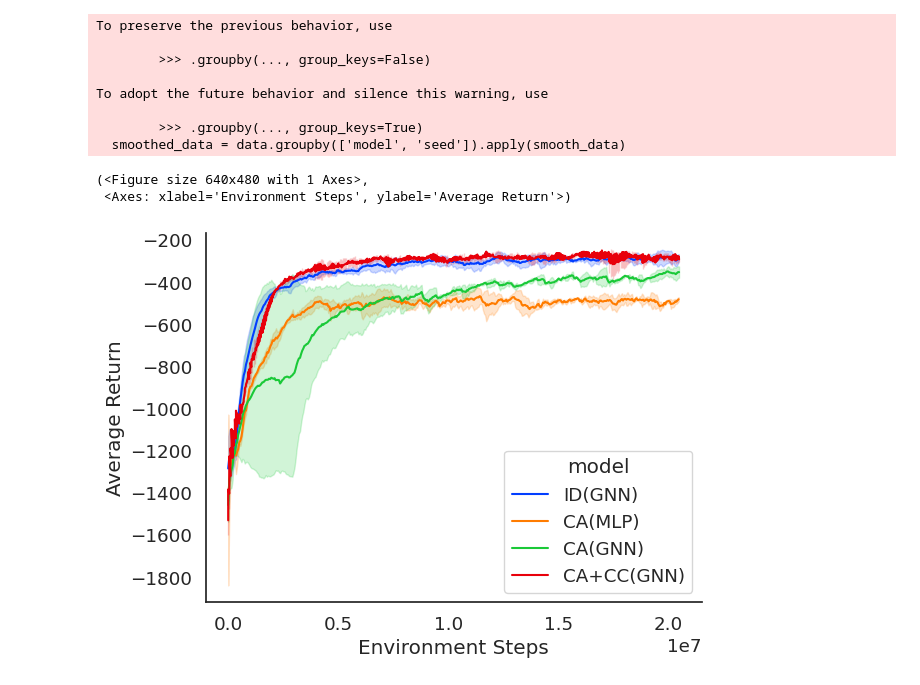
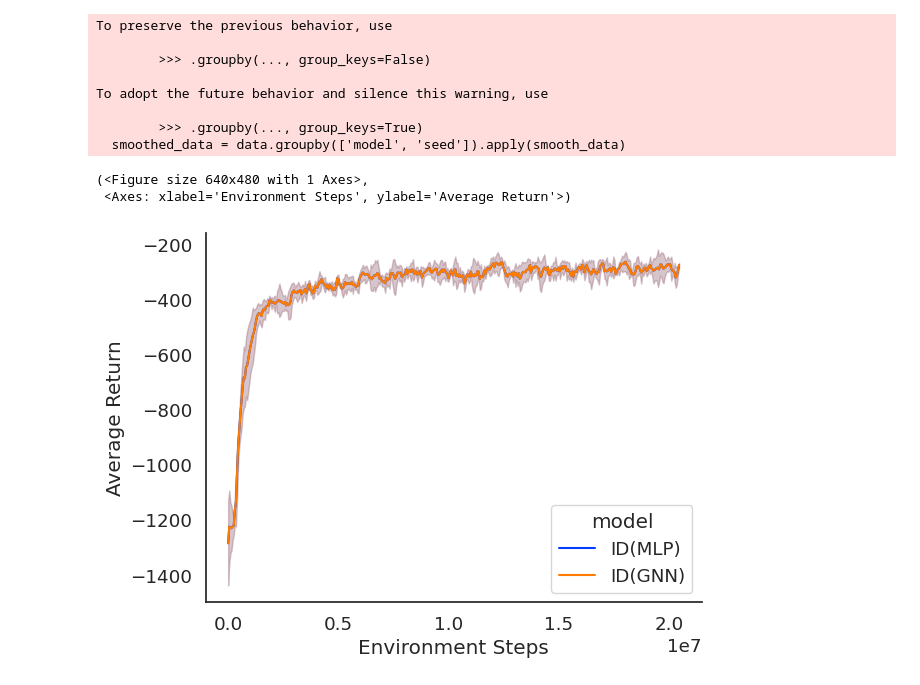
Before and after one commit to GT-STAR-Lab/cap-comm, a Jupyter notebook: eval/training_reporting.ipynb, the cells around one changed output. Cells and saved outputs as stored; diff of their text form; code cells hidden in the pictures.

Commit message:
updated evaluations to incoporate agent id MLP model.

```diff
--- a/eval/training_reporting.ipynb
+++ b/eval/training_reporting.ipynb
@@ -34,7 +34,11 @@ models_dict = {
 
     "SC_ID_4_agents_REDO" : {
         "seed": [1, 2, 3],
-        "name": "ID(GNN)"}
+        "name": "ID(GNN)"},
+
+    "MLP_ID_4_agents_HSN" : {
+        "seed": [1, 2, 3],
+        "name": "ID(MLP)"},
 }
 # %%
 class DictView(object):
@@ -66,33 +70,34 @@ experiment_path = "/home/dwalkerhowell3/star_lab/experiments_ca-gnn-marl"
 all_data = []
 for og_model_name, plot_context in models_dict.items():
     seed_list = plot_context["seed"]
     plot_model_name = plot_context["name"]
     experiment_dir = os.path.join(experiment_path, og_model_name)
 
     for seed in seed_list:
         metrics = load_models_training_metrics(experiment_dir, seed, environment, "results")["test_return_mean"]
         metrics_df = pd.DataFrame(metrics)
         metrics_df["model"] = plot_model_name
         metrics_df["seed"] = seed
         all_data.append(pd.DataFrame(metrics_df))
 
 pd.concat(all_data)
-hue_order = ["ID(GNN)", "CA(MLP)", "CA(GNN)", "CA+CC(GNN)"]
+hue_order = ["ID(GNN)", "ID(MLP)", "CA(MLP)", "CA(GNN)", "CA+CC(GNN)"]
+hue_order = ["ID(MLP)", "ID(GNN)"]
 data = pd.concat(all_data)
 
 
-plot_training_curves(data=data, smoothing_factor=0.1, hue_order=hue_order,
+plot_training_curves(data=data, smoothing_factor=0.3, hue_order=hue_order,
                      ylabel="Average Return", xlabel="Environment Steps",
                      save_path=save_plots_path, fig_name="training_avg_return.png")
 # %% [output]
 To preserve the previous behavior, use
 
         >>> .groupby(..., group_keys=False)
 
 To adopt the future behavior and silence this warning, use
 
         >>> .groupby(..., group_keys=True)
   smoothed_data = data.groupby(['model', 'seed']).apply(smooth_data)
 (<Figure size 640x480 with 1 Axes>,
  <Axes: xlabel='Environment Steps', ylabel='Average Return'>)
-[figure, old version]
+[figure, new version]
```
Also changed, not shown: 3 other files.
